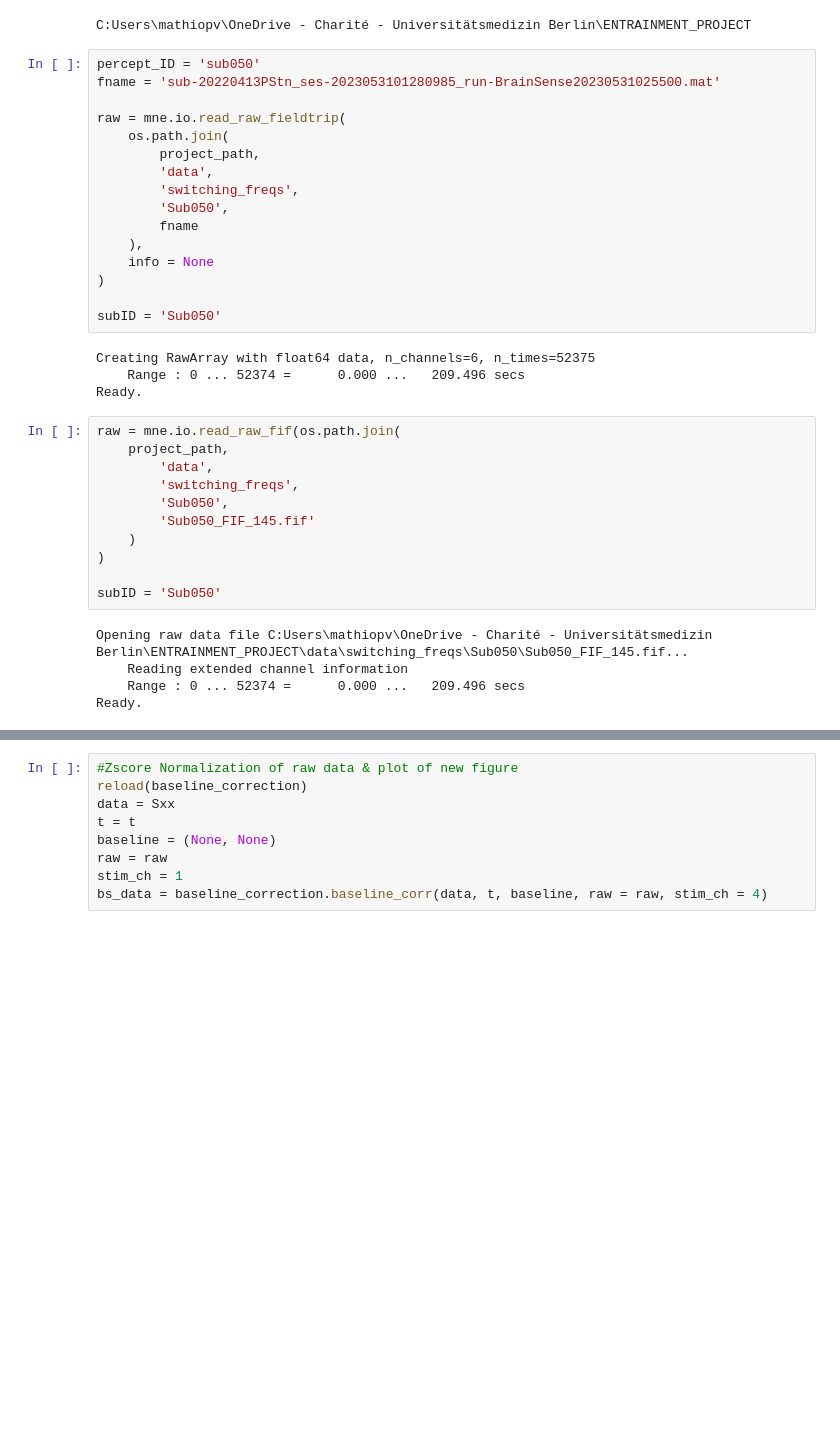
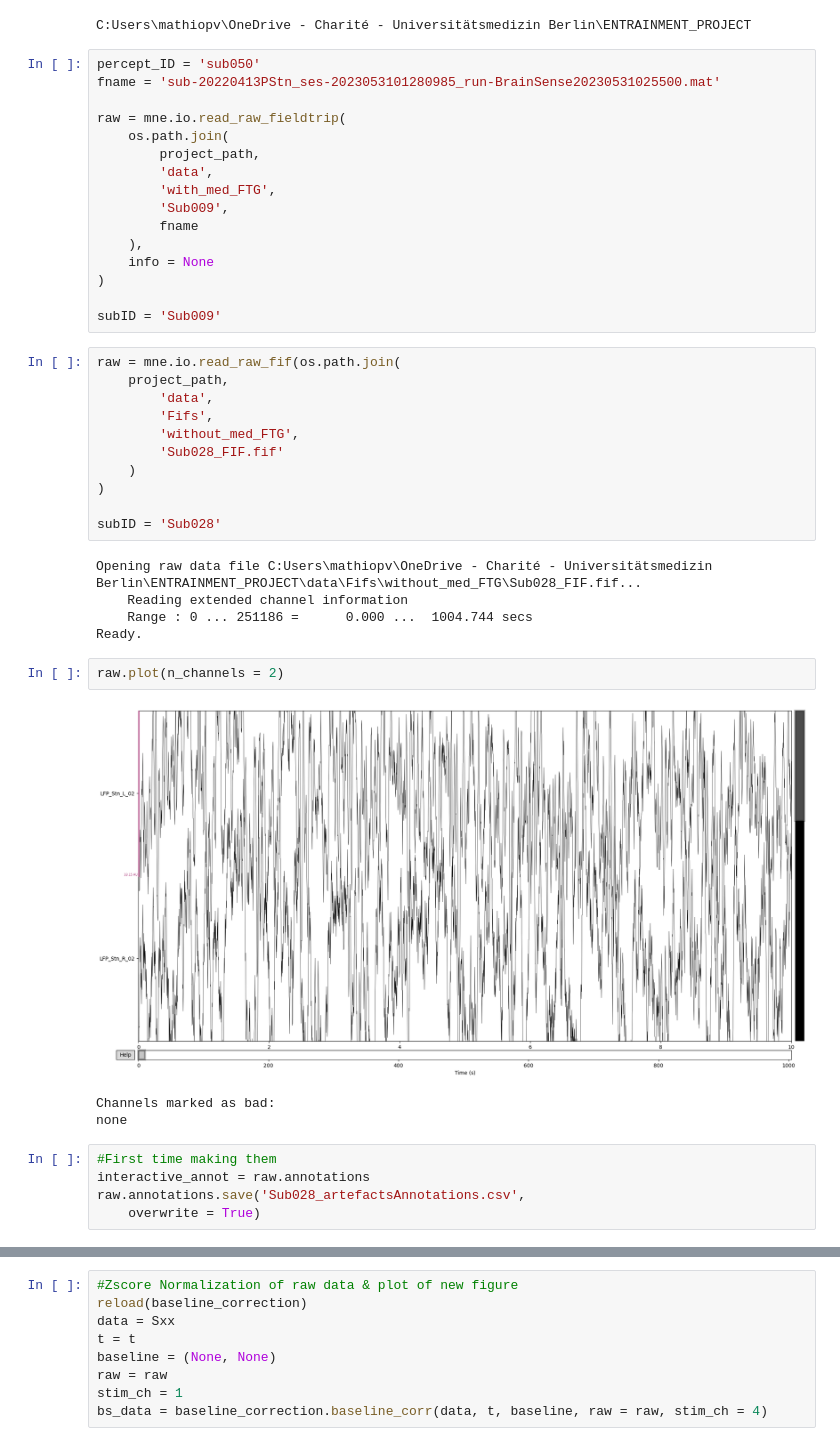
Before and after one commit to BarbaraMath/FinelyTunedGamma, a Jupyter notebook: EntrainmentSubCoh.ipynb, the cells around one changed output, grey strips where cells are left out. Saved outputs shown, nothing was run; the diff lists cells and outputs as text; blank space fills up the shorter version.

Commit message:
artefact rejection

```diff
--- a/EntrainmentSubCoh.ipynb
+++ b/EntrainmentSubCoh.ipynb
@@ -44,31 +44,38 @@ raw = mne.io.read_raw_fieldtrip(
     os.path.join(
         project_path,
         'data',
-        'switching_freqs',
-        'Sub050',
+        'with_med_FTG',
+        'Sub009',
         fname
     ),
     info = None
 )
 
-subID = 'Sub050'
+subID = 'Sub009'
-# %% [output]
-Creating RawArray with float64 data, n_channels=6, n_times=52375
-    Range : 0 ... 52374 =      0.000 ...   209.496 secs
-Ready.
 # %%
 raw = mne.io.read_raw_fif(os.path.join(
     project_path,
         'data',
-        'switching_freqs',
-        'Sub050',
-        'Sub050_FIF_145.fif'
+        'Fifs',
+        'without_med_FTG',
+        'Sub028_FIF.fif'
     )
 )
 
-subID = 'Sub050'
+subID = 'Sub028'
 # %% [output]
-Opening raw data file C:Users\mathiopv\OneDrive - Charité - Universitätsmedizin Berlin\ENTRAINMENT_PROJECT\data\switching_freqs\Sub050\Sub050_FIF_145.fif...
+Opening raw data file C:Users\mathiopv\OneDrive - Charité - Universitätsmedizin Berlin\ENTRAINMENT_PROJECT\data\Fifs\without_med_FTG\Sub028_FIF.fif...
     Reading extended channel information
-    Range : 0 ... 52374 =      0.000 ...   209.496 secs
+    Range : 0 ... 251186 =      0.000 ...  1004.744 secs
 Ready.
+# %%
+raw.plot(n_channels = 2)
+# %% [output]
+[figure, added]
+Channels marked as bad:
+none
+# %%
+#First time making them
+interactive_annot = raw.annotations
+raw.annotations.save('Sub028_artefactsAnnotations.csv',
+    overwrite = True)
```
Also changed, not shown: parts of 7 cells of this notebook, 2 other files.
